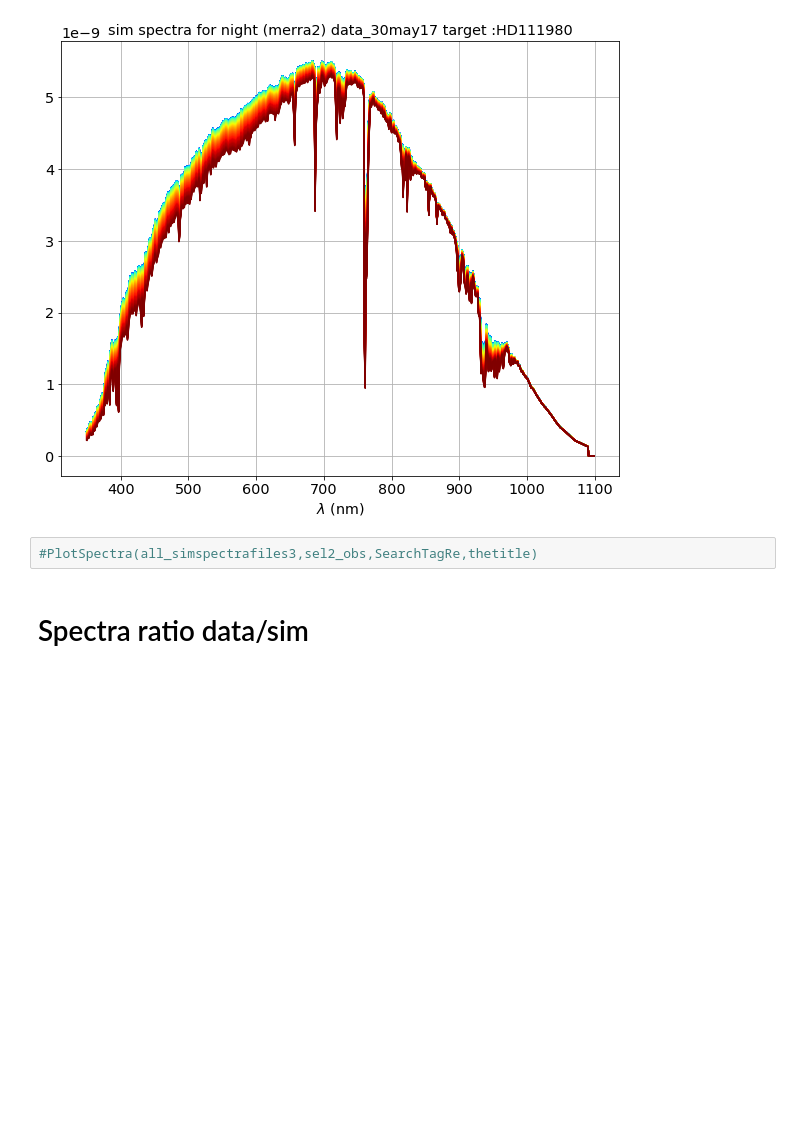
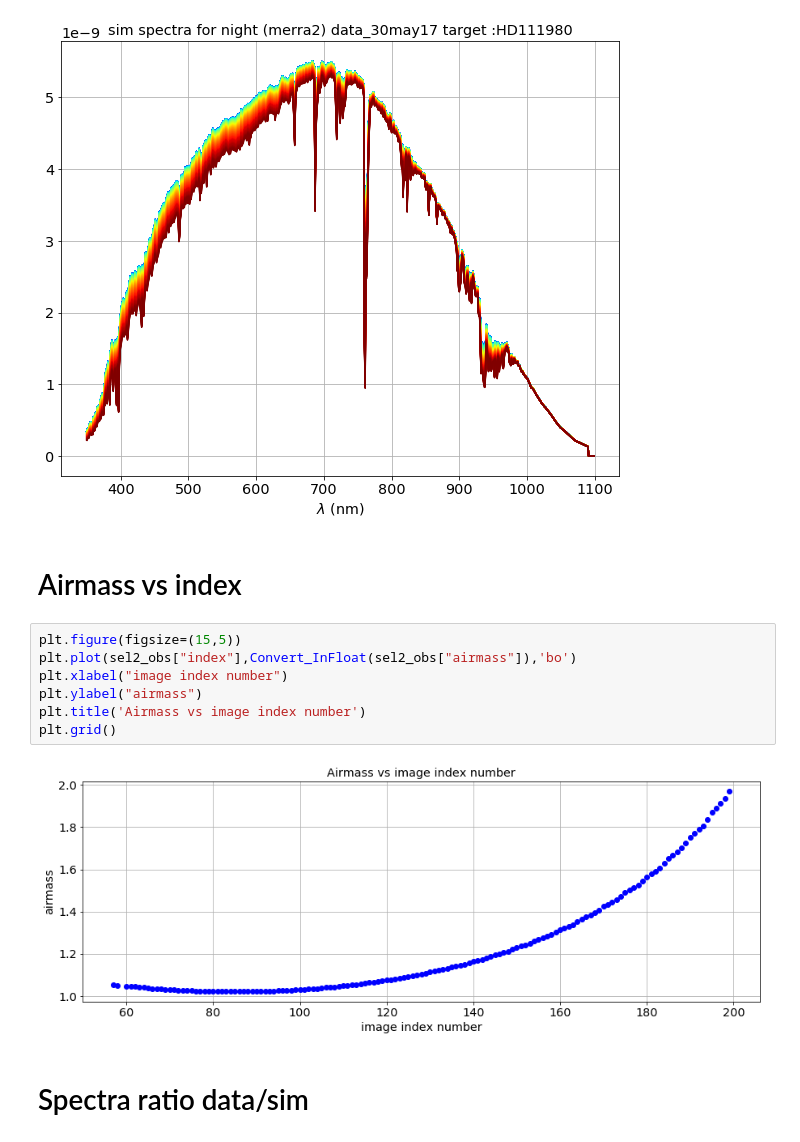
Before and after one commit to sylvielsstfr/SpectractorAnaAtm, a Jupyter notebook: ana_30may17/HD111980/GetDisperserTransmission.ipynb, the cells around one changed output. Saved outputs shown, nothing was run; the diff lists cells and outputs as text; blank space fills up the shorter version.

```diff
--- a/ana_30may17/HD111980/GetDisperserTransmission.ipynb
+++ b/ana_30may17/HD111980/GetDisperserTransmission.ipynb
@@ -680,7 +644,16 @@ thetitle="sim spectra for night (merra2) "+All_Subdirs[idx_sel_subdir]+' target
 PlotSpectraDataSim(all_simspectrafiles3,sel2_obs,SearchTagRe,np.zeros(len(wlshift)),thetitle,FLAG_WL_CORRECTION,Flag_corr_wl=False)
 # %% [output]
 [figure]
-# %%
-#PlotSpectra(all_simspectrafiles3,sel2_obs,SearchTagRe,thetitle)
+# %% [markdown]
+# Airmass vs index
+# %%
+plt.figure(figsize=(15,5))
+plt.plot(sel2_obs["index"],Convert_InFloat(sel2_obs["airmass"]),'bo')
+plt.xlabel("image index number")
+plt.ylabel("airmass")
+plt.title('Airmass vs image index number')
+plt.grid()
+# %% [output]
+[figure, added]
 # %% [markdown]
 # Spectra ratio data/sim
```
Also changed, not shown: parts of 30 cells of this notebook, 1 other file.
